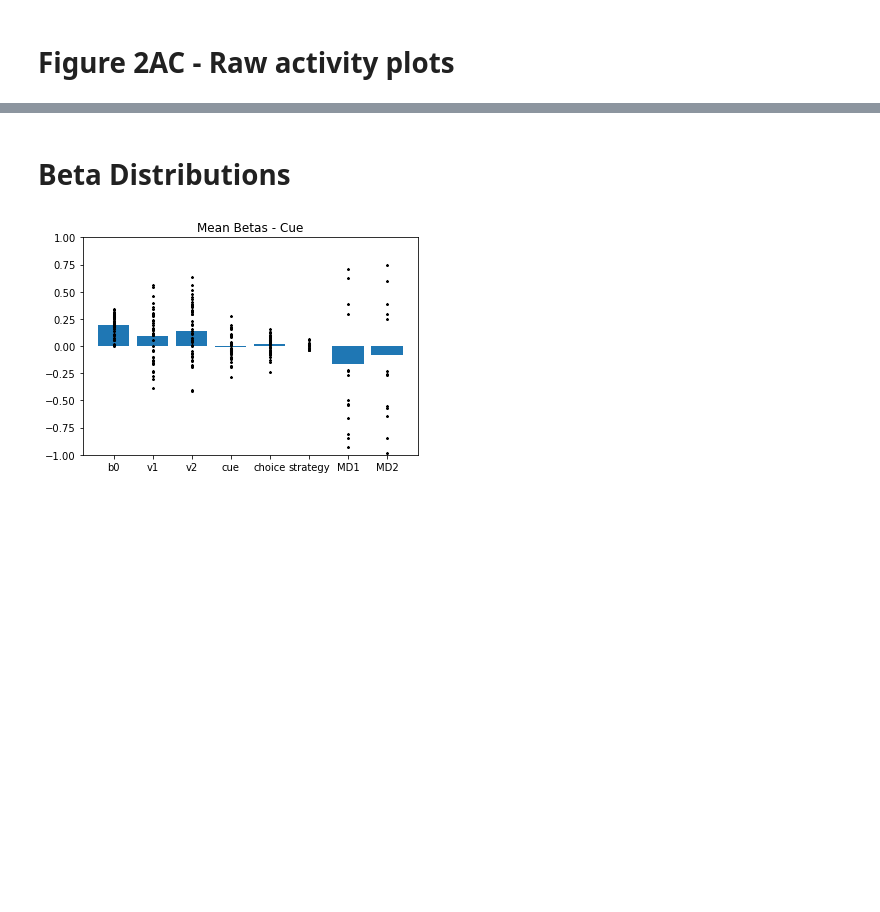
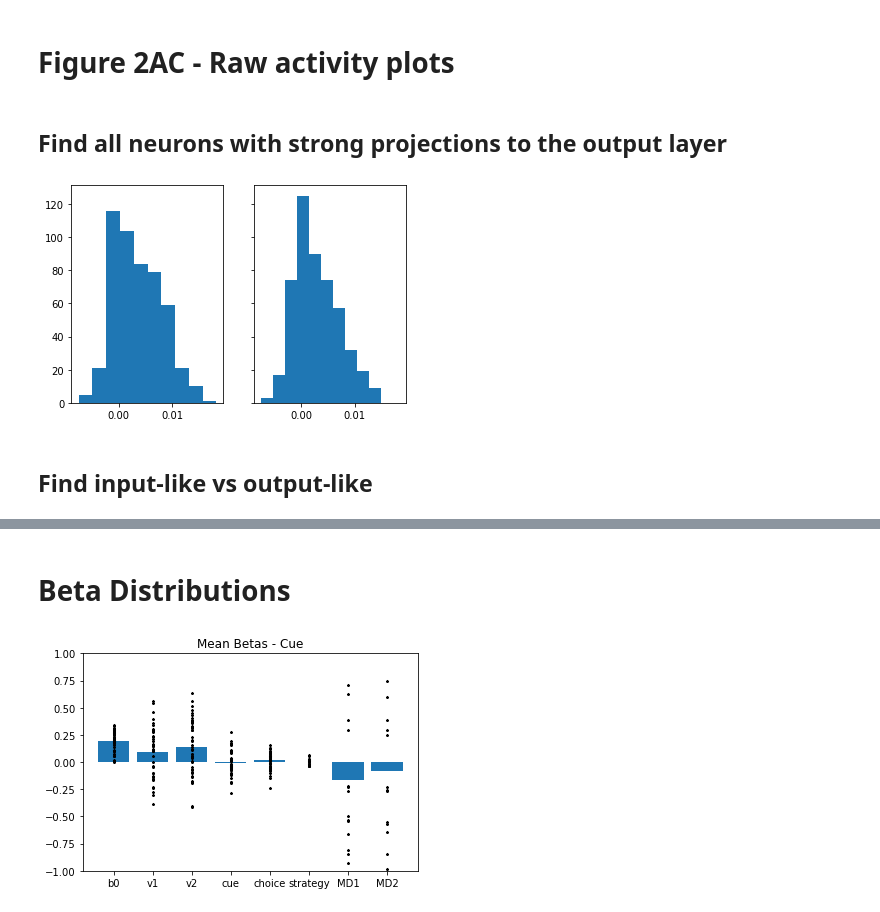
Before and after one commit to hummosa/PFC_MD_weights_stability, a Jupyter notebook: tsutsui-pfc-analysis.ipynb, the cells around one changed output, grey strips where cells are left out. Saved outputs shown, nothing was run; the diff lists cells and outputs as text; code cells hidden in the pictures; blank space fills up the shorter version.

Commit message:
WIP (1) PFC w/ high output weights (2) responses per assc level

```diff
--- a/tsutsui-pfc-analysis.ipynb
+++ b/tsutsui-pfc-analysis.ipynb
@@ -9,6 +8,7 @@ import json
 
 N_PFC_NEURONS = 500
 N_MD_NEURONS = 2
+N_OUTPUT_NEURONS = 2
 TRIAL_TIME = 200
 
 data_dir = "/om2/group/halassa/PFCMD-ali-sabrina/020321_qvals/by_trial"
@@ -22,13 +22,15 @@ inMD_trials = np.zeros((n_trials, TRIAL_TIME, N_MD_NEURONS))
 output_choice = np.zeros(n_trials)
 task_input = np.zeros((2, n_trials))
 q_values = np.zeros((2, n_trials))
+wPFC_output = np.zeros((n_trials, N_OUTPUT_NEURONS, N_PFC_NEURONS))
 
 for i in range(s_trial, t_trial):
     with open(data_dir + "/" + str(i) + ".json") as json_file:
         data = json.load(json_file)
         idx = i - s_trial
 
-        # NOTE: We are only considering the cue period for analysis
+        wPFC_output[idx,:,:] = np.array(data["network_weights"]["w_outputs"])
+
         rPFC = np.array(data["network_rates"]["r_PFC"])
         rPFC_trials[idx,:,:] = rPFC
 
@@ -137,6 +154,39 @@ def plot_correlations(fig, X, y_cue, y_out, m_rPFC_cue, m_rPFC_out, model_cue_fi
     ax9.text(0.7, 0.03, f"p={np.around(pvalues_out[1],4)}", rotation=30.)
     ax9.text(1.7, 0.03, f"p={np.around(pvalues_out[2],4)}", rotation=30.)
     ax9.set_ylim(-1,1)
+# %% [markdown]
+## Find all neurons with strong projections to the output layer
+# %%
+# Look only at one association level (for now first)
+# Consider last k trials in the association level
+# Plot distribution of average neuron weight to output 1 (and same for output 2)
+
+s = 380
+t = 400
+
+weights1 = np.mean(wPFC_output[s:t,0,:],0)
+weights2 = np.mean(wPFC_output[s:t,1,:],0)
+
+fig, axs = plt.subplots(1, 2, sharey=True, sharex=True)
+axs[0].hist(weights1)
+axs[1].hist(weights2)
+
+m1 = np.mean(weights1)
+s1 = np.std(weights1)
+lower1 = m1 - 2*s1
+upper1 = m1 + 2*s1
+
+m2 = np.mean(weights2)
+s2 = np.std(weights2)
+lower2 = m2 - 2*s2
+upper2 = m2 + 2*s2
+
+idx1 = np.where(np.logical_or(weights1 > upper1, weights1 < lower1))[0].tolist()
+idx2 = np.where(np.logical_or(weights2 > upper2, weights2 < lower2))[0].tolist()
+# %% [output]
+[figure, added]
+# %% [markdown]
+## Find input-like vs output-like
 # %%
 import statsmodels.api as sm
 import math
```
Also changed, not shown: parts of 5 cells of this notebook.
